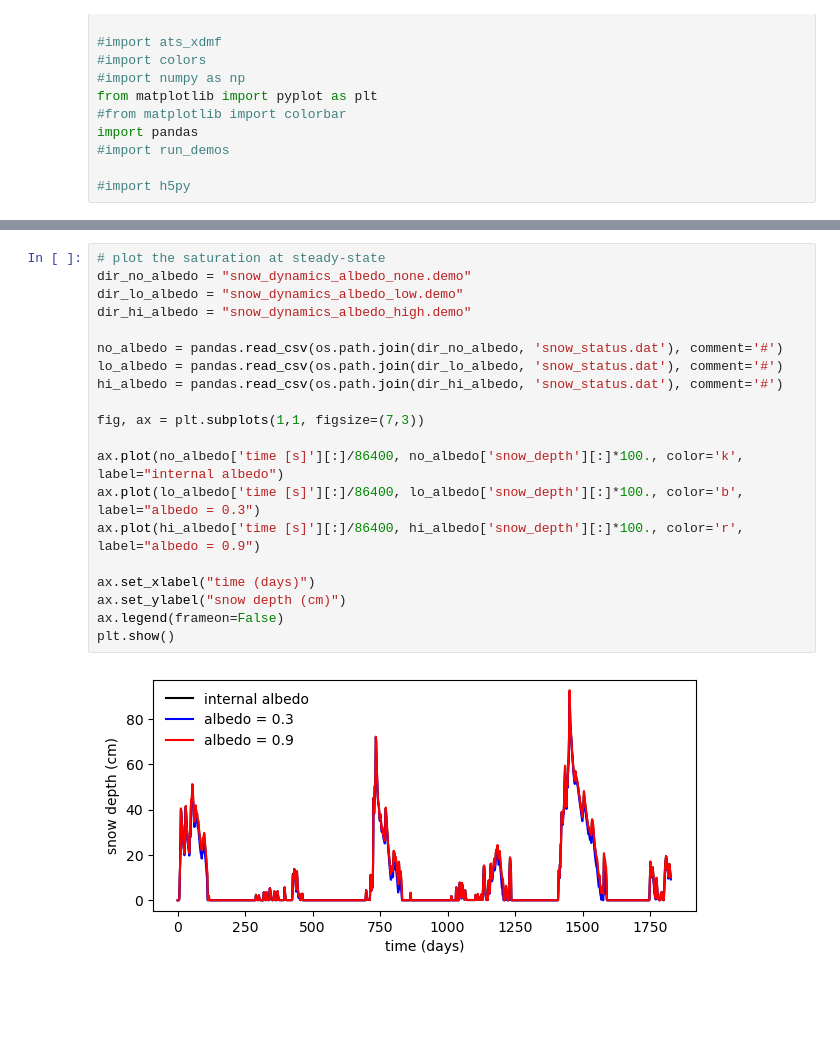
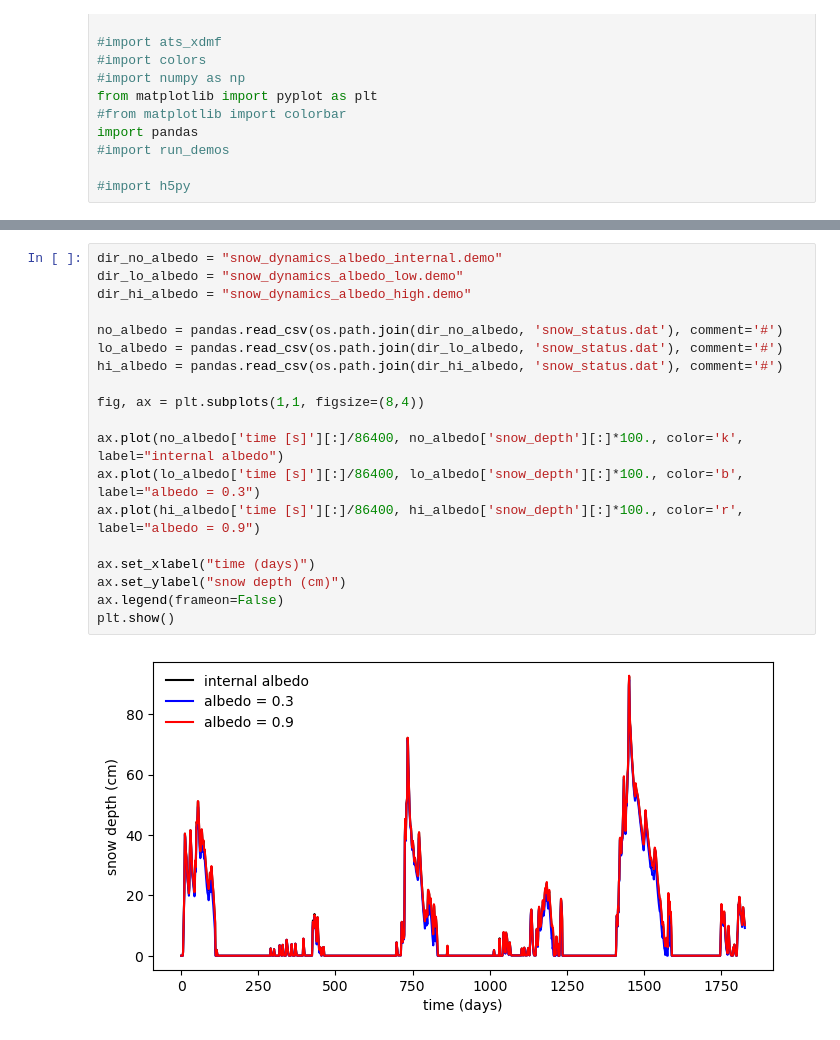
Before and after one commit to amanzi/ats-demos, a Jupyter notebook: 14_ecosim/ecosim.ipynb, the cells around one changed output, grey strips where cells are left out. Saved outputs shown, nothing was run; the diff lists cells and outputs as text; blank space fills up the shorter version.

Commit message:
added input files for snow dynamics, albedo tests, updated notebook

```diff
--- a/14_ecosim/ecosim.ipynb
+++ b/14_ecosim/ecosim.ipynb
@@ -39,22 +48,21 @@ SERGI MOLINS
 # %%
-# plot the saturation at steady-state
-dir_no_albedo = "snow_dynamics_albedo_none.demo"
+dir_no_albedo = "snow_dynamics_albedo_internal.demo"
 dir_lo_albedo = "snow_dynamics_albedo_low.demo"
 dir_hi_albedo = "snow_dynamics_albedo_high.demo"
 
 no_albedo = pandas.read_csv(os.path.join(dir_no_albedo, 'snow_status.dat'), comment='#')
 lo_albedo = pandas.read_csv(os.path.join(dir_lo_albedo, 'snow_status.dat'), comment='#')
 hi_albedo = pandas.read_csv(os.path.join(dir_hi_albedo, 'snow_status.dat'), comment='#')
 
-fig, ax = plt.subplots(1,1, figsize=(7,3))
+fig, ax = plt.subplots(1,1, figsize=(8,4))
 
 ax.plot(no_albedo['time [s]'][:]/86400, no_albedo['snow_depth'][:]*100., color='k', label="internal albedo")
 ax.plot(lo_albedo['time [s]'][:]/86400, lo_albedo['snow_depth'][:]*100., color='b', label="albedo = 0.3")
 ax.plot(hi_albedo['time [s]'][:]/86400, hi_albedo['snow_depth'][:]*100., color='r', label="albedo = 0.9")
 
 ax.set_xlabel("time (days)")
 ax.set_ylabel("snow depth (cm)")
 ax.legend(frameon=False)
 plt.show()
 # %% [output]
-[figure, old version]
+[figure, new version]
```
Also changed, not shown: parts of 4 cells of this notebook, 3 other files.
